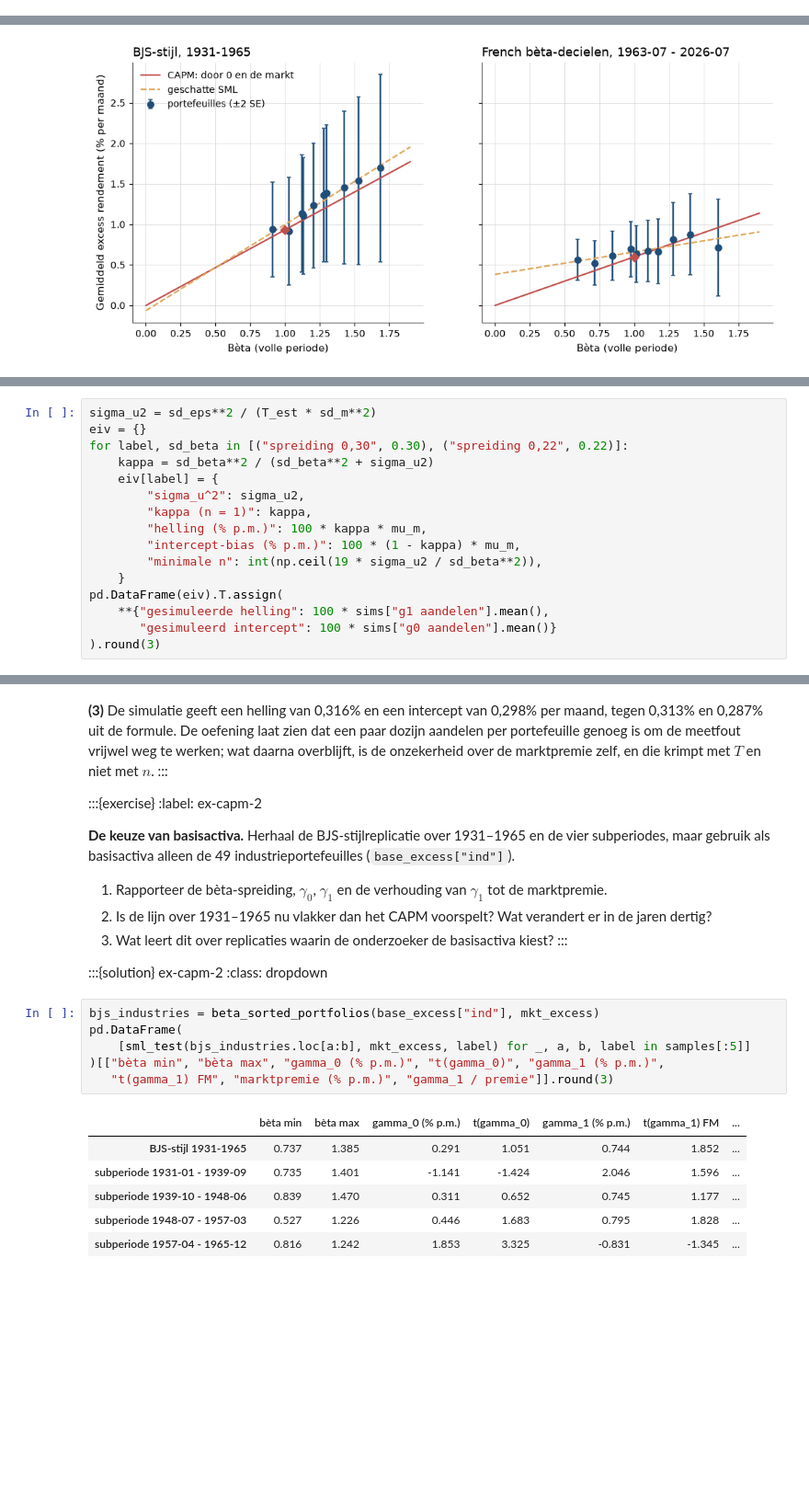
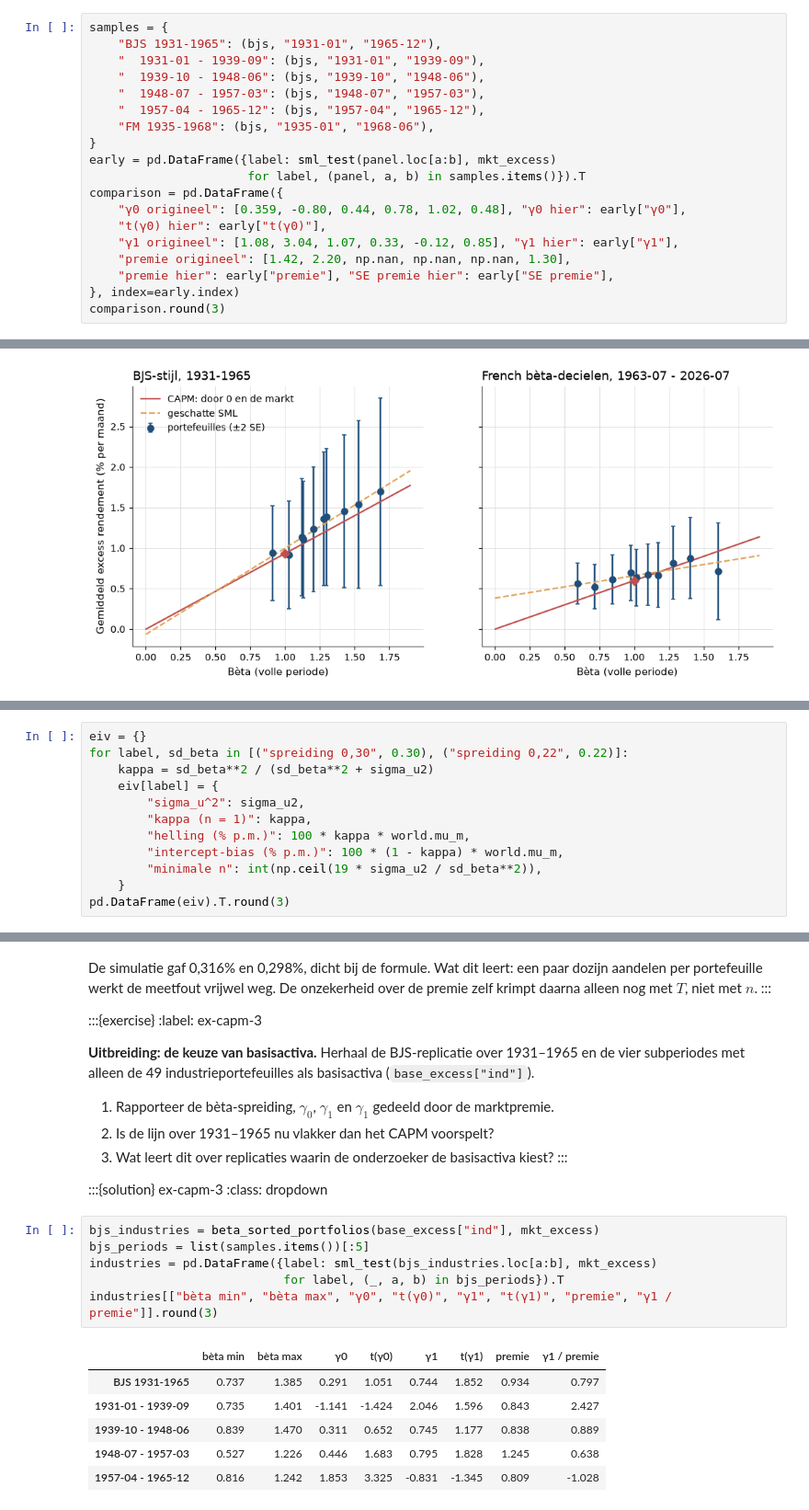
Before and after one commit to MaartenN14/history-asset-pricing, a Jupyter notebook: lectures/02_08_capm.ipynb, the cells around one changed output, grey strips where cells are left out. Shown at 92% size. Saved outputs shown, nothing was run; the diff lists cells and outputs as text; blank space fills up the shorter version.

```diff
--- a/lectures/02_08_capm.ipynb
+++ b/lectures/02_08_capm.ipynb
@@ -1193,0 +1000,19 @@ verwierpen ($F = 0{,}96$, $p = 0{,}48$).
+# %%
+samples = {
+    "BJS 1931-1965": (bjs, "1931-01", "1965-12"),
+    "  1931-01 - 1939-09": (bjs, "1931-01", "1939-09"),
+    "  1939-10 - 1948-06": (bjs, "1939-10", "1948-06"),
+    "  1948-07 - 1957-03": (bjs, "1948-07", "1957-03"),
+    "  1957-04 - 1965-12": (bjs, "1957-04", "1965-12"),
+    "FM 1935-1968": (bjs, "1935-01", "1968-06"),
+}
+early = pd.DataFrame({label: sml_test(panel.loc[a:b], mkt_excess)
+                      for label, (panel, a, b) in samples.items()}).T
+comparison = pd.DataFrame({
+    "γ0 origineel": [0.359, -0.80, 0.44, 0.78, 1.02, 0.48], "γ0 hier": early["γ0"],
+    "t(γ0) hier": early["t(γ0)"],
+    "γ1 origineel": [1.08, 3.04, 1.07, 0.33, -0.12, 0.85], "γ1 hier": early["γ1"],
+    "premie origineel": [1.42, 2.20, np.nan, np.nan, np.nan, 1.30],
+    "premie hier": early["premie"], "SE premie hier": early["SE premie"],
+}, index=early.index)
+comparison.round(3)
@@ -1357,17 +1222,13 @@ $n \geq 17{,}4$, dus 18 aandelen, bij spreiding 0,30, en $n \geq 32{,}3$, dus
 # %%
-sigma_u2 = sd_eps**2 / (T_est * sd_m**2)
 eiv = {}
 for label, sd_beta in [("spreiding 0,30", 0.30), ("spreiding 0,22", 0.22)]:
     kappa = sd_beta**2 / (sd_beta**2 + sigma_u2)
     eiv[label] = {
         "sigma_u^2": sigma_u2,
         "kappa (n = 1)": kappa,
-        "helling (% p.m.)": 100 * kappa * mu_m,
-        "intercept-bias (% p.m.)": 100 * (1 - kappa) * mu_m,
+        "helling (% p.m.)": 100 * kappa * world.mu_m,
+        "intercept-bias (% p.m.)": 100 * (1 - kappa) * world.mu_m,
         "minimale n": int(np.ceil(19 * sigma_u2 / sd_beta**2)),
     }
-pd.DataFrame(eiv).T.assign(
-    **{"gesimuleerde helling": 100 * sims["g1 aandelen"].mean(),
-       "gesimuleerd intercept": 100 * sims["g0 aandelen"].mean()}
-).round(3)
+pd.DataFrame(eiv).T.round(3)
 # %% [output]
@@ -1377,38 +1238,35 @@ pd.DataFrame(eiv).T.assign(
 # %% [markdown]
-**(3)** De simulatie geeft een helling van 0,316% en een intercept van 0,298% per
-maand, tegen 0,313% en 0,287% uit de formule. De oefening laat zien dat een paar dozijn aandelen
-per portefeuille genoeg is om de meetfout vrijwel weg te werken; wat daarna
-overblijft, is de onzekerheid over de marktpremie zelf, en die krimpt met $T$ en
-niet met $n$.
+De simulatie gaf 0,316% en 0,298%, dicht bij de formule. Wat dit leert: een paar
+dozijn aandelen per portefeuille werkt de meetfout vrijwel weg. De onzekerheid
+over de premie zelf krimpt daarna alleen nog met $T$, niet met $n$.
 :::
 
 :::{exercise}
-:label: ex-capm-2
+:label: ex-capm-3
 
-**De keuze van basisactiva.** Herhaal de BJS-stijlreplicatie over 1931–1965 en de
-vier subperiodes, maar gebruik als basisactiva alleen de 49
-industrieportefeuilles (`base_excess["ind"]`).
+**Uitbreiding: de keuze van basisactiva.** Herhaal de BJS-replicatie over
+1931–1965 en de vier subperiodes met alleen de 49 industrieportefeuilles als
+basisactiva (`base_excess["ind"]`).
 
-1. Rapporteer de bèta-spreiding, $\gamma_0$, $\gamma_1$ en de verhouding van
-   $\gamma_1$ tot de marktpremie.
-2. Is de lijn over 1931–1965 nu vlakker dan het CAPM voorspelt? Wat verandert er
-   in de jaren dertig?
+1. Rapporteer de bèta-spreiding, $\gamma_0$, $\gamma_1$ en $\gamma_1$ gedeeld door
+   de marktpremie.
+2. Is de lijn over 1931–1965 nu vlakker dan het CAPM voorspelt?
 3. Wat leert dit over replicaties waarin de onderzoeker de basisactiva kiest?
 :::
 
-:::{solution} ex-capm-2
+:::{solution} ex-capm-3
 :class: dropdown
 # %%
 bjs_industries = beta_sorted_portfolios(base_excess["ind"], mkt_excess)
-pd.DataFrame(
-    [sml_test(bjs_industries.loc[a:b], mkt_excess, label) for _, a, b, label in samples[:5]]
-)[["bèta min", "bèta max", "gamma_0 (% p.m.)", "t(gamma_0)", "gamma_1 (% p.m.)",
-   "t(gamma_1) FM", "marktpremie (% p.m.)", "gamma_1 / premie"]].round(3)
+bjs_periods = list(samples.items())[:5]
+industries = pd.DataFrame({label: sml_test(bjs_industries.loc[a:b], mkt_excess)
+                           for label, (_, a, b) in bjs_periods}).T
+industries[["bèta min", "bèta max", "γ0", "t(γ0)", "γ1", "t(γ1)", "premie", "γ1 / premie"]].round(3)
 # %% [output]
-|  | bèta min | bèta max | gamma_0 (% p.m.) | t(gamma_0) | gamma_1 (% p.m.) | t(gamma_1) FM | ... |
-| BJS-stijl 1931-1965 | 0.737 | 1.385 | 0.291 | 1.051 | 0.744 | 1.852 | ... |
-| subperiode 1931-01 - 1939-09 | 0.735 | 1.401 | -1.141 | -1.424 | 2.046 | 1.596 | ... |
-| subperiode 1939-10 - 1948-06 | 0.839 | 1.470 | 0.311 | 0.652 | 0.745 | 1.177 | ... |
-| subperiode 1948-07 - 1957-03 | 0.527 | 1.226 | 0.446 | 1.683 | 0.795 | 1.828 | ... |
-| subperiode 1957-04 - 1965-12 | 0.816 | 1.242 | 1.853 | 3.325 | -0.831 | -1.345 | ... |
+|  | bèta min | bèta max | γ0 | t(γ0) | γ1 | t(γ1) | premie | γ1 / premie |
+| BJS 1931-1965 | 0.737 | 1.385 | 0.291 | 1.051 | 0.744 | 1.852 | 0.934 | 0.797 |
+| 1931-01 - 1939-09 | 0.735 | 1.401 | -1.141 | -1.424 | 2.046 | 1.596 | 0.843 | 2.427 |
+| 1939-10 - 1948-06 | 0.839 | 1.470 | 0.311 | 0.652 | 0.745 | 1.177 | 0.838 | 0.889 |
+| 1948-07 - 1957-03 | 0.527 | 1.226 | 0.446 | 1.683 | 0.795 | 1.828 | 1.245 | 0.638 |
+| 1957-04 - 1965-12 | 0.816 | 1.242 | 1.853 | 3.325 | -0.831 | -1.345 | 0.809 | -1.028 |
 # %% [markdown]
```
Also changed, not shown: parts of 59 cells of this notebook, 5 other files.
